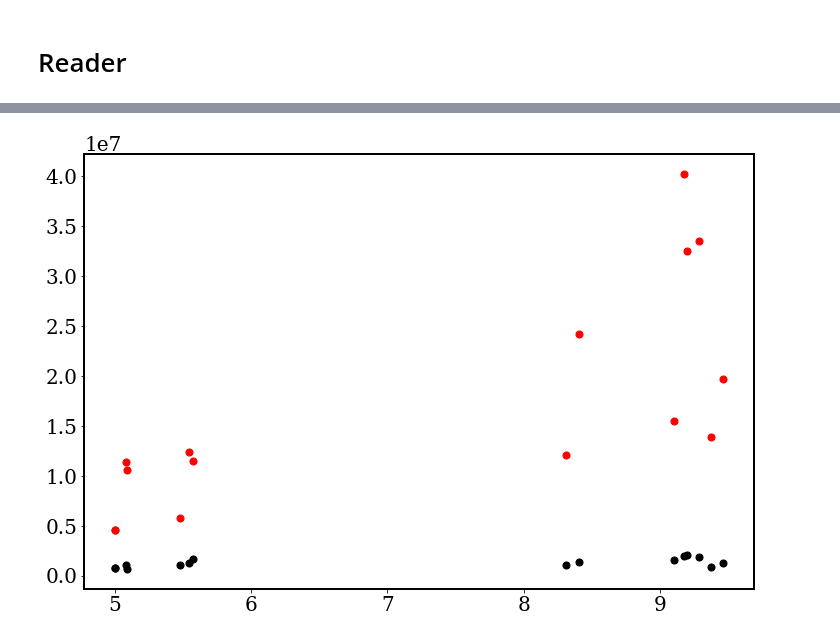
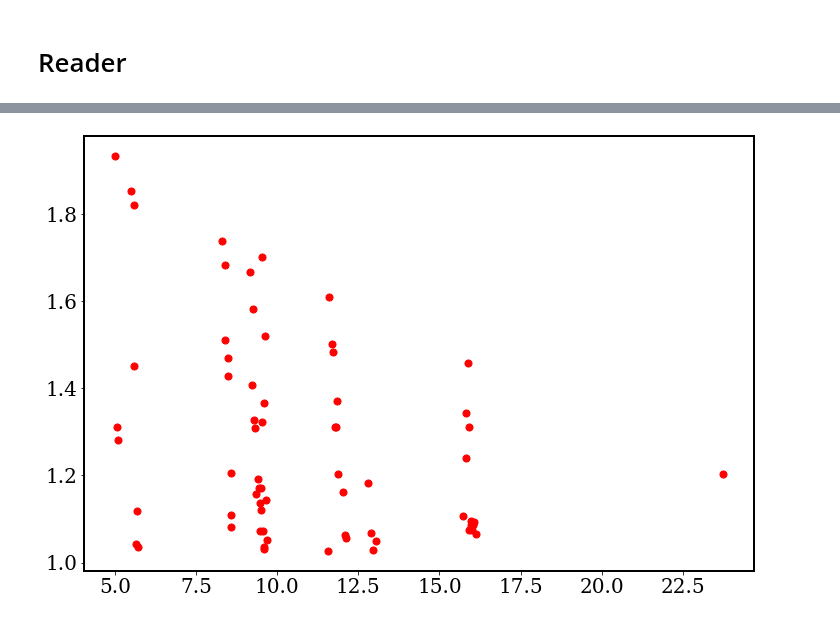
Before and after one commit to Lab5015/BAWSHA, a Jupyter notebook: notebooks/Test_fede.ipynb, the cells around one changed output, grey strips where cells are left out. Saved outputs shown, nothing was run; the diff lists cells and outputs as text; code cells hidden in the pictures.

```diff
--- a/notebooks/Test_fede.ipynb
+++ b/notebooks/Test_fede.ipynb
@@ -15,7 +15,8 @@ rc('axes',linewidth=2)
 # %% [markdown]
 # Reader
 # %%
-file_path = "/home/cmsdaq/Analysis/Data/Test/BAW_6_31.scan"    # series config, read S11 and S21
+#file_path = "/home/cmsdaq/Analysis/Data/ReproducibilityTest/BAW_6_1.scan"    # series config, read S11 and S21
+file_path = "/home/cmsdaq/Analysis/Data/reco/run0226.scan"    # series config, read S11 and S21
 reader = scan_handler.ScanReader(file_path)        # create the object
 # %%
 # get the name list of all the resonances parameters
@@ -36,5 +53,5 @@ print(loc)
 # %%
-l = 478
+l = 3
 
 power = reader.get_resonance(loc=l,label='S21')['power']
 phase = reader.get_resonance(loc=l,label='S21')['phase']
@@ -60,16 +100,14 @@ No handles with labels found to put in legend.
 # %%
 depth = np.fabs(reader.get_parameters("depth"))
 corr = reader.get_parameters("Qcorr")
-Q    = reader.get_parameters("Q")
+Q    = reader.get_parameters("Qr")
 f0   = reader.get_parameters("f0")
 
 loc = np.where((depth>0.03) & (depth!=2))[0]
 
-#for res in reader.get_resonances_list():
 for l in loc:
-    plt.scatter(f0[l], Q[l]*corr[l], s=50, marker = 'o', color='red')
-    plt.scatter(f0[l], Q[l], s=50, marker = 'o', color='black')
+    plt.scatter(f0[l], corr[l], s=50, marker = 'o', color='red')
 
 plt.show()
 # %% [output]
-[figure, old version]
+[figure, new version]
```
Also changed, not shown: parts of 16 cells of this notebook, 10 other files.
